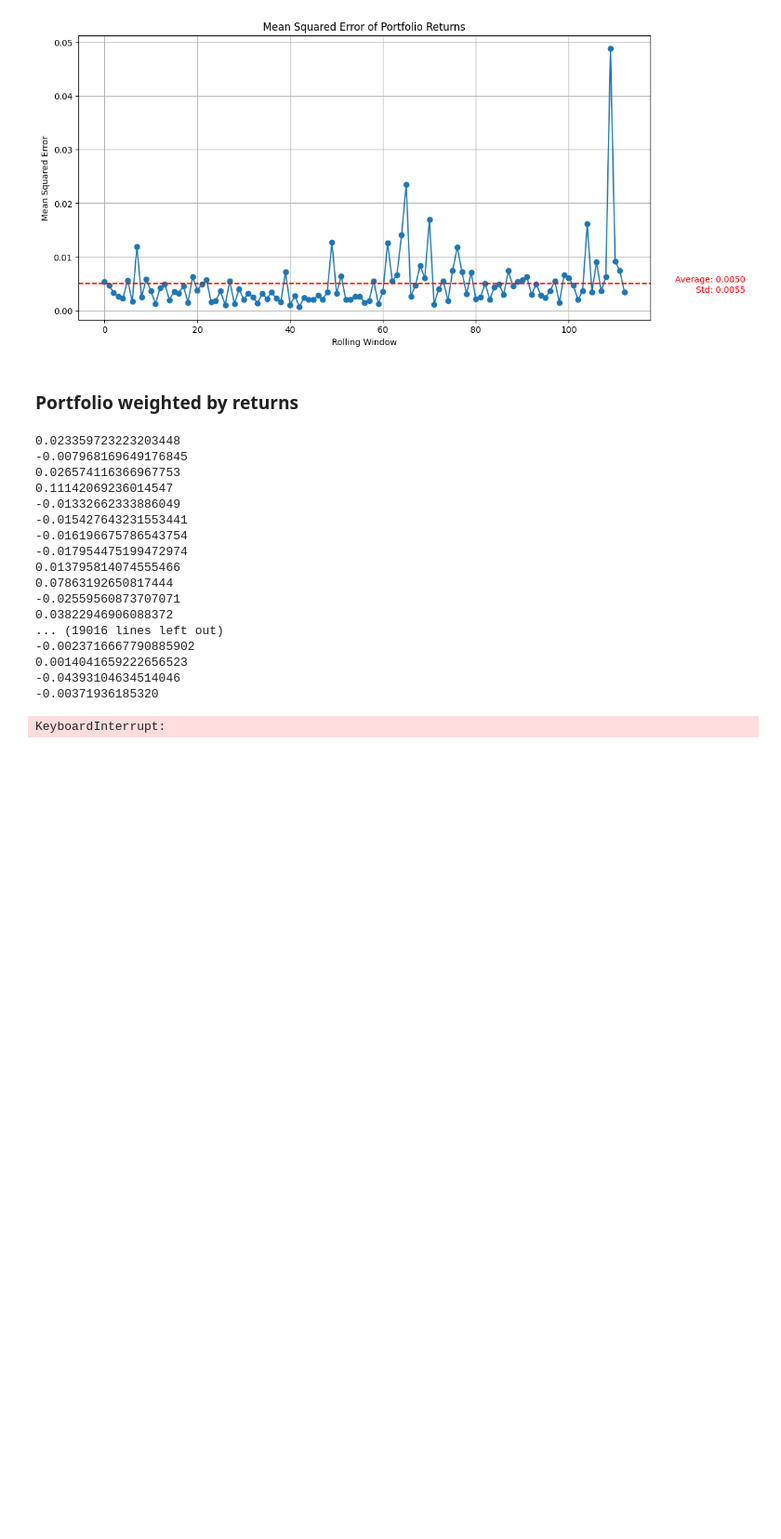
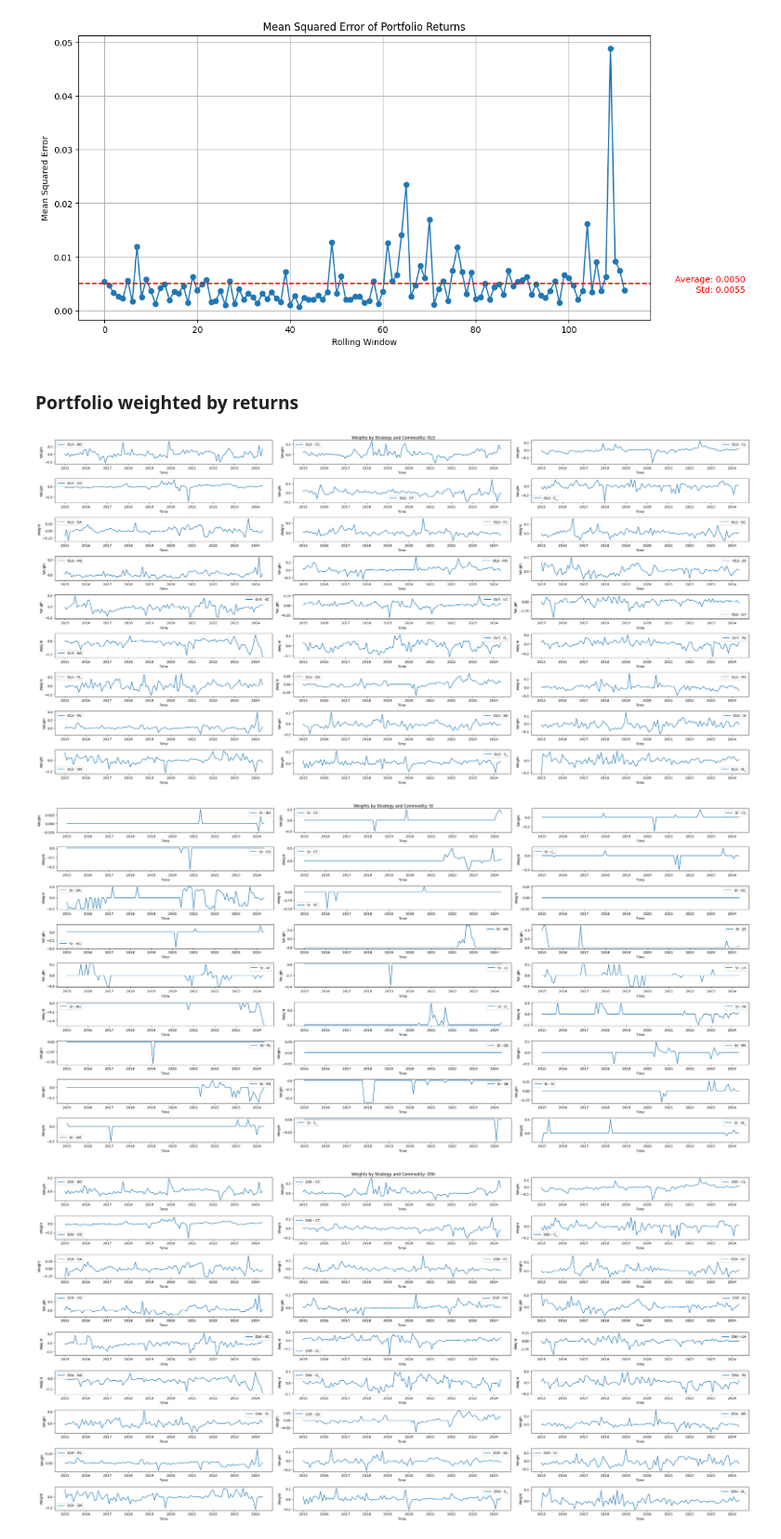
Before and after one commit to YoyoShih/commodity_future_price, a Jupyter notebook: notebooks/commodity_futures/long_short.ipynb, the cells around one changed output. Shown at 93% size. Drawn from its saved outputs; the diff is of its cells as text; code cells hidden in the pictures; blank space fills up the shorter version.

Commit message:
EDA shorten; long-short result figures

```diff
--- a/notebooks/commodity_futures/long_short.ipynb
+++ b/notebooks/commodity_futures/long_short.ipynb
@@ -342,14 +341,16 @@ threshold = 0.005
 indexs = df_dict_cc1["BO"].index
 # %%
 # Initialize
-strategies = ["OLS", "Stein", "DSh", "Sh", "SR", "GSR", "LSh", "SRR"]
+strategies = ["OLS", "St", "DSh", "Sh", "SR", "GSR", "LSh", "SRR"]
 weights_dict = {}
 wealth_dict = {}
 initial_capital = 10000
 returns_dict = {strat: [] for strat in strategies}
 
+coef_dict = {strat: {name: [] for name in df_dict_cc1.keys()} for strat in strategies}
+
 for strat in strategies:
-    weights_dict[strat] = pd.DataFrame(columns=list(df_dict_cc1.keys()) + ["Wealth"], index=pd.Index([], name="Time"))
+    weights_dict[strat] = pd.DataFrame(columns=list(df_dict_cc1.keys()), index=pd.Index([], name="Time"))
     wealth_dict[strat] = [initial_capital]
 
 # Main loop
@@ -363,12 +364,12 @@ for start, end in start_end_list:
         temp_weights = pd.Series(0.0, index=list(df_dict_cc1.keys()))
 
         for name, df in df_dict_cc1.items():
-            train = df.iloc[start:end - test_size + 1]
+            train = df.iloc[start:end - test_size + 1, 1:]
             train_X, train_y = train.drop(columns=["Basis_Momentum", "Return"]), train["Return"]
             next_index = end - test_size + 1
             if next_index + 1 >= len(df):
                 continue
-            test_X = df.iloc[[next_index]].drop(columns=["Basis_Momentum", "Return"])
+            test_X = df.iloc[[next_index], 1:].drop(columns=["Basis_Momentum", "Return"])
 
             scaler = StandardScaler()
             train_X = scaler.fit_transform(train_X)
@@ -378,18 +379,23 @@ for start, end in start_end_list:
             if strat == "OLS":
                 ols = LinearRegression()
                 ols.fit(train_X, train_y)
+                coef_dict[strat][name].append(np.concatenate(([ols.intercept_], ols.coef_)))
                 predict = ols.predict(test_X).flatten()
             elif strat == "LSh":
                 model_linear = SavvySh(model_class="Linear")
                 model_linear.fit(train_X, train_y)
+                coef_dict[strat][name].append(np.concatenate(([model_linear.intercept_[strat]], model_linear.coef_[strat])))
+
                 predict = model_linear.predict(test_X)["LSh"]
             elif strat == "SRR":
                 model_shrinkage_ridge = SavvySh(model_class="ShrinkageRR")
                 model_shrinkage_ridge.fit(train_X, train_y)
+                coef_dict[strat][name].append(np.concatenate(([model_shrinkage_ridge.intercept_[strat]], model_shrinkage_ridge.coef_[strat])))
                 predict = model_shrinkage_ridge.predict(test_X)["SRR"]
             elif strat in ["SR", "GSR"]:
                 model_slab = SavvySh(model_class="Slab")
                 model_slab.fit(train_X, train_y)
+                coef_dict[strat][name].append(np.concatenate(([model_slab.intercept_[strat]], model_slab.coef_[strat])))
                 tmp_pred = model_slab.predict(test_X)
                 if strat == "SR":
                     predict = tmp_pred["SR"]
@@ -398,6 +404,7 @@ for start, end in start_end_list:
             else:
                 model_mult = SavvySh(model_class="Multiplicative", include_Sh=True)
                 model_mult.fit(train_X, train_y)
+                coef_dict[strat][name].append(np.concatenate(([model_mult.intercept_[strat]], model_mult.coef_[strat])))
                 tmp_pred = model_mult.predict(test_X)
                 if strat == "Stein":
                     predict = tmp_pred["St"]
@@ -434,23 +441,23 @@ for start, end in start_end_list:
         # Update wealth
         wealth_dict[strat].append(wealth_dict[strat][-1] * (1 + portfolio_return))
         returns_dict[strat].append(portfolio_return)
-        weights_dict[strat].loc[indexs[next_index], "Wealth"] = wealth_dict[strat][-1]
-# %% [output]
-0.023359723223203448
--0.007968169649176845
-0.026574116366967753
-0.11142069236014547
--0.01332662333886049
--0.015427643231553441
--0.016196675786543754
--0.017954475199472974
-0.013795814074555466
-0.07863192650817444
--0.02559560873707071
-0.03822946906088372
-... (19016 lines left out)
--0.0023716667790885902
-0.0014041659222656523
--0.04393104634514046
--0.00371936185320
-KeyboardInterrupt:
+# %%
+comms = weights_dict["OLS"].columns
+for strat in sub_strat:
+    n = len(comms)
+    n_cols = 3
+    n_rows = math.ceil(n / n_cols)
+    plt.figure(figsize=(30, 15))
+    plt.suptitle(f"Weights by Strategy and Commodity: {strat}")
+    for comm in comms:
+        plt.subplot(n_rows, n_cols, comms.get_loc(comm) + 1)
+        plt.plot(weights_dict[strat][comm], label=f"{strat} - {comm}")
+        plt.xlabel("Time")
+        plt.ylabel("Weight")
+        plt.legend()
+    plt.tight_layout()
+    plt.show()
+# %% [output]
+[figure, added]
+[figure, added]
+[figure, added]
```
Also changed, not shown: parts of 15 cells of this notebook.
